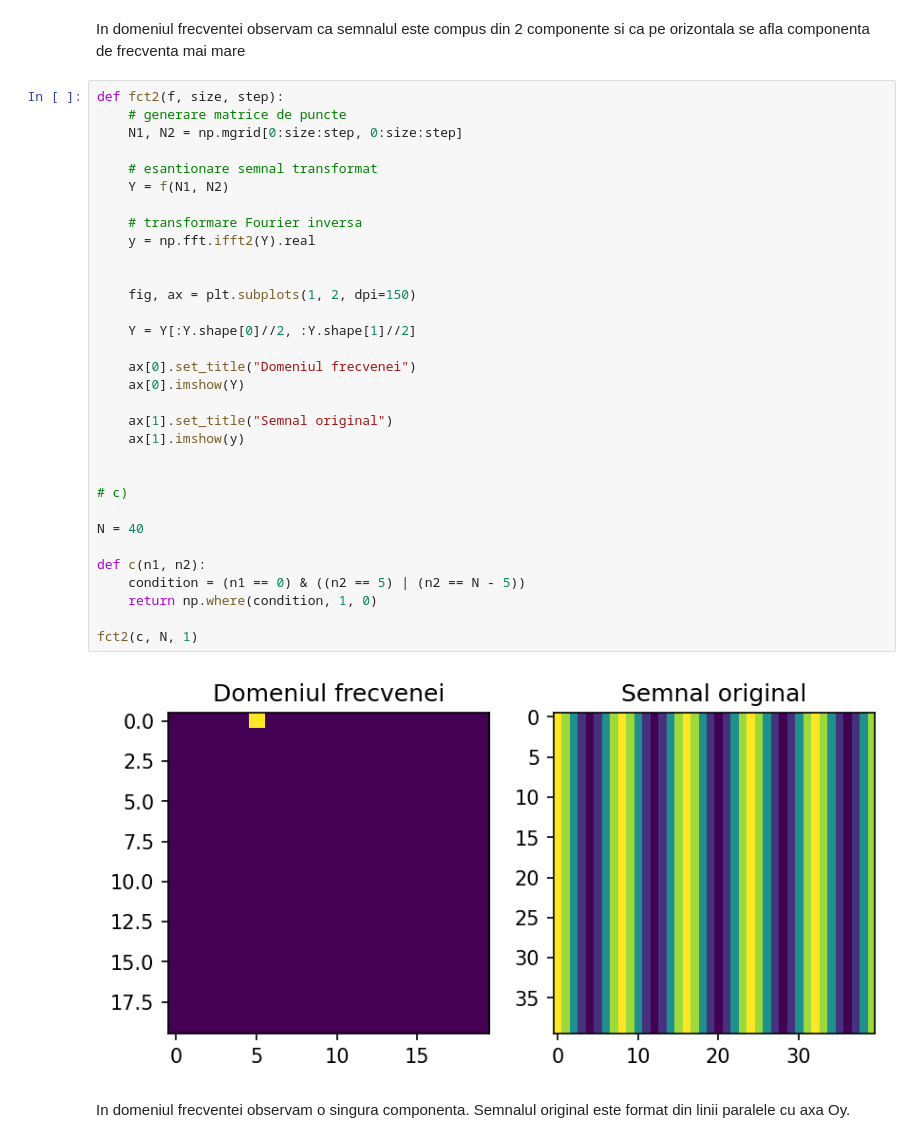
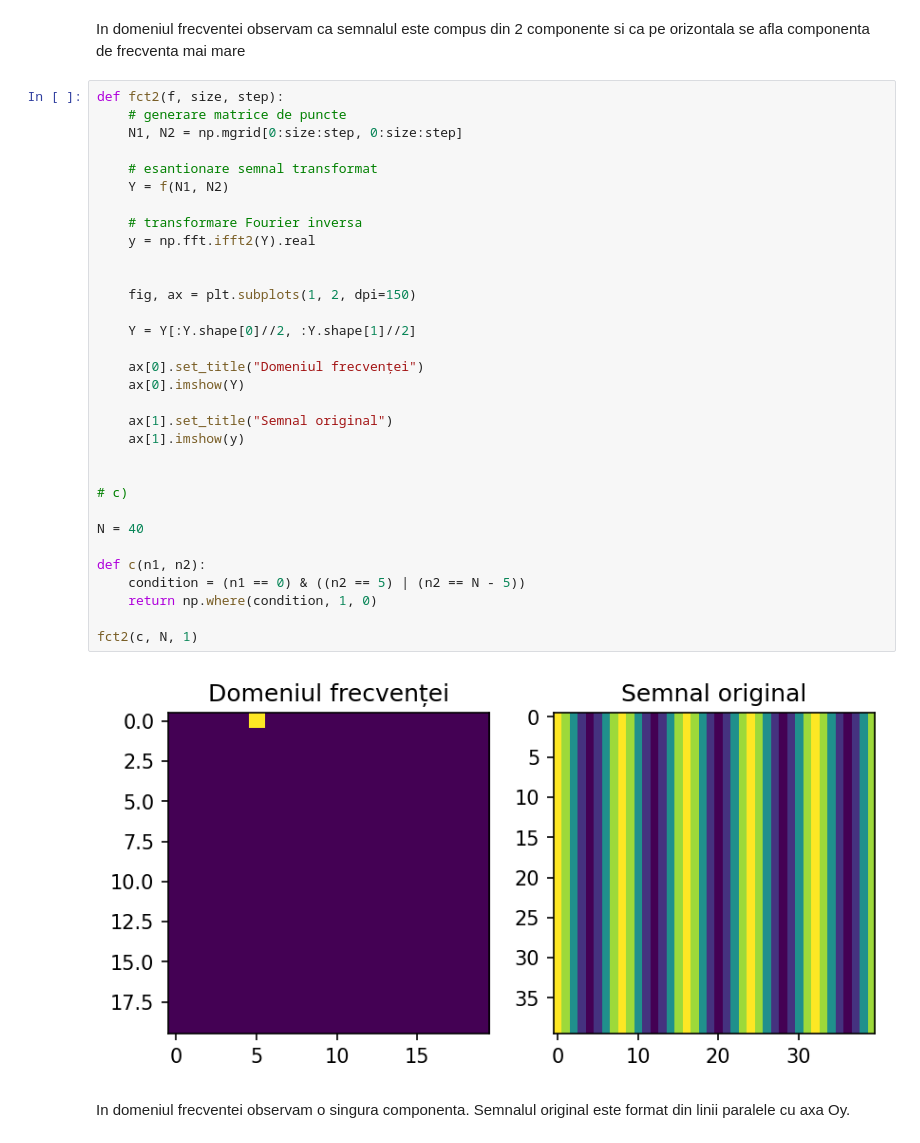
Before and after one commit to lucaion/ProcesareaSemnalelor, a Jupyter notebook: Laborator 7/Lab 7 - rezolvari.ipynb, the cells around one changed output. Saved outputs shown, nothing was run; the diff lists cells and outputs as text.

```diff
--- a/Laborator 7/Lab 7 - rezolvari.ipynb
+++ b/Laborator 7/Lab 7 - rezolvari.ipynb
@@ -58,35 +58,35 @@ def fct2(f, size, step):
     # generare matrice de puncte
     N1, N2 = np.mgrid[0:size:step, 0:size:step]
 
     # esantionare semnal transformat
     Y = f(N1, N2)
 
     # transformare Fourier inversa
     y = np.fft.ifft2(Y).real
 
 
     fig, ax = plt.subplots(1, 2, dpi=150)
 
     Y = Y[:Y.shape[0]//2, :Y.shape[1]//2]
 
-    ax[0].set_title("Domeniul frecvenei")
+    ax[0].set_title("Domeniul frecvenței")
     ax[0].imshow(Y)
 
     ax[1].set_title("Semnal original")
     ax[1].imshow(y)
 
 
 # c)
 
 N = 40
 
 def c(n1, n2):
     condition = (n1 == 0) & ((n2 == 5) | (n2 == N - 5))
     return np.where(condition, 1, 0)
 
 fct2(c, N, 1)
 # %% [output]
-[figure, old version]
+[figure, new version]
 # %% [markdown]
 In domeniul frecventei observam o singura componenta. Semnalul original este format din linii paralele cu axa Oy.
 # %%
```
Also changed, not shown: parts of 6 cells of this notebook.
